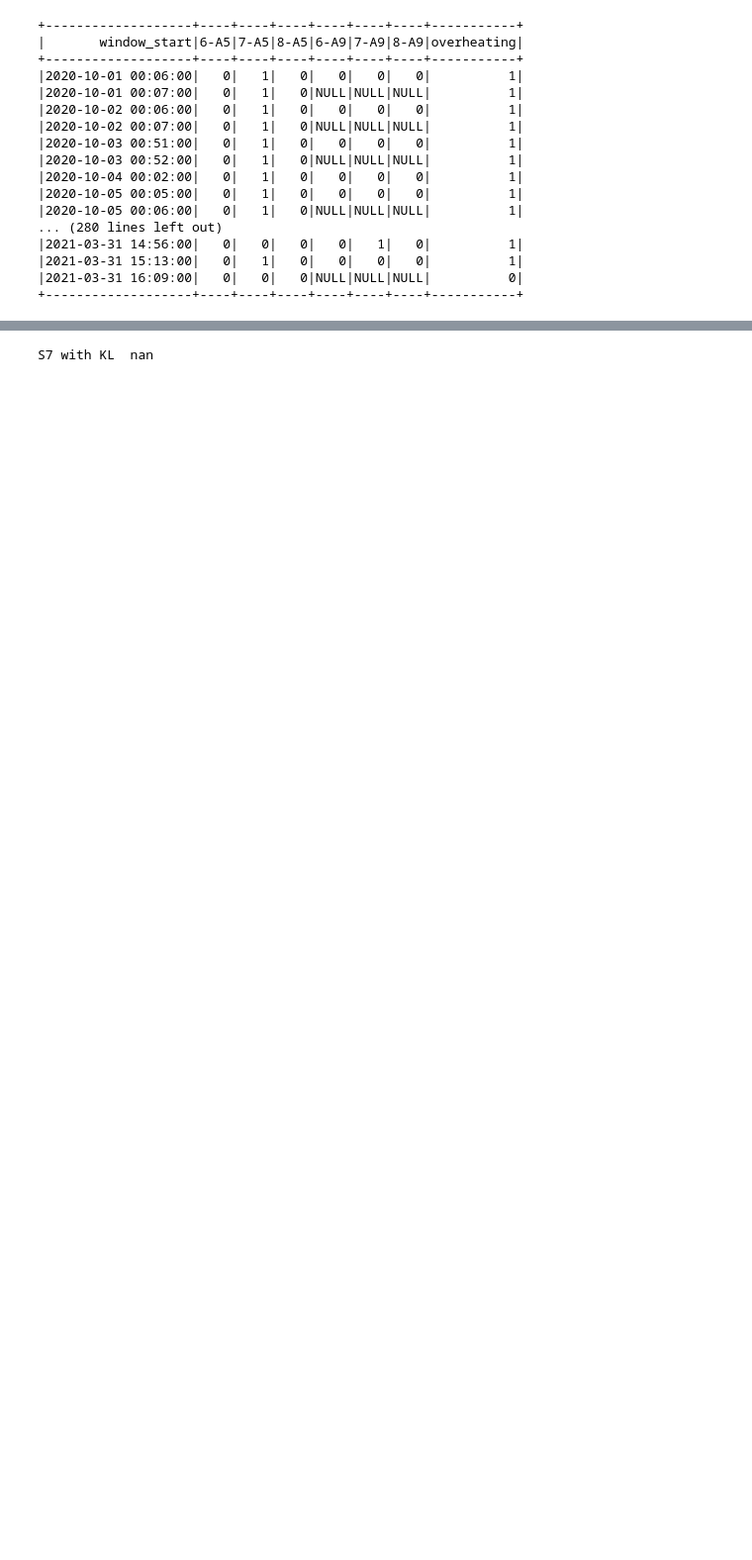
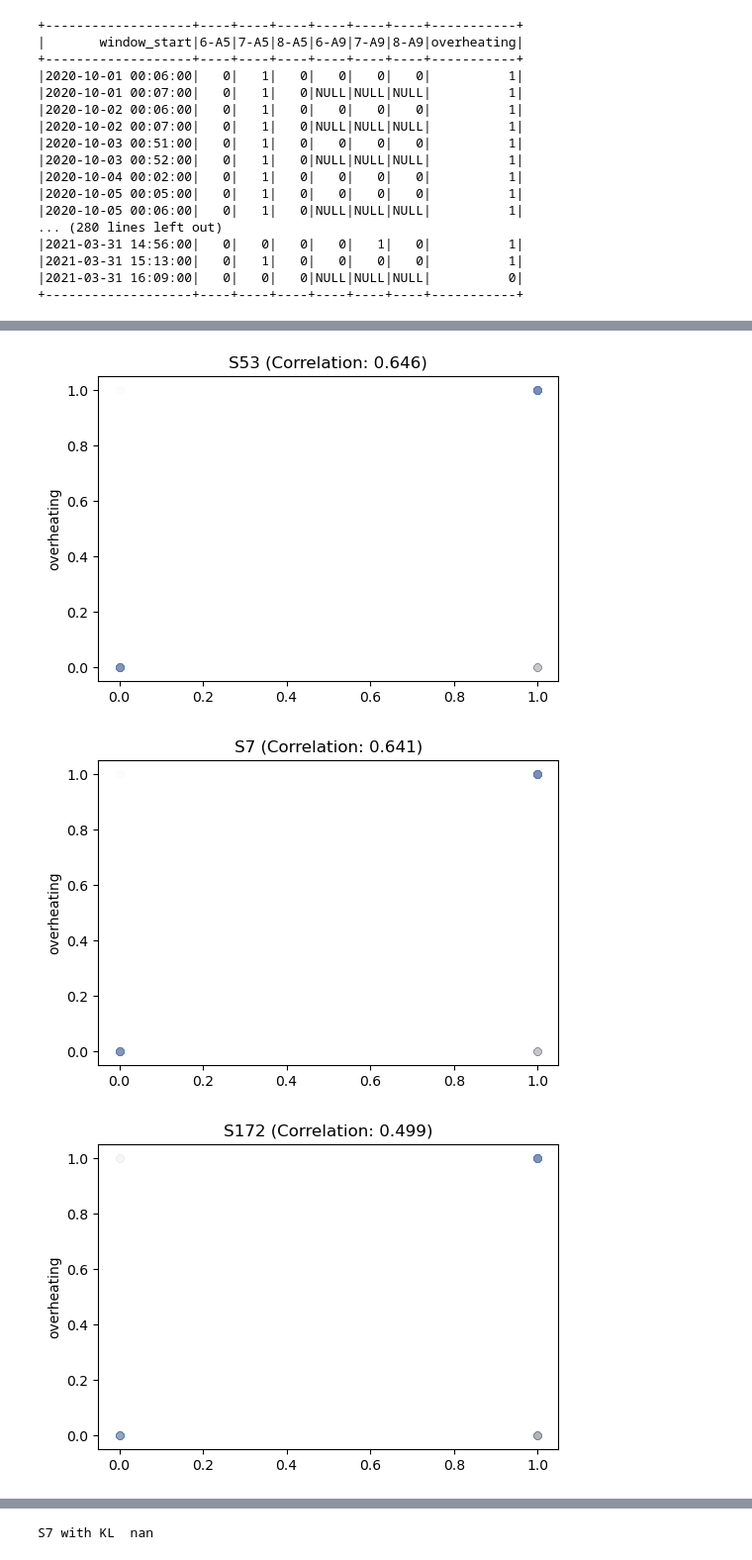
Before and after one commit to RaffaeleSabatini/MAPD2025_proj3, a Jupyter notebook: main.ipynb, the cells around one changed output, grey strips where cells are left out. Shown at 99% size. Saved outputs shown, nothing was run; the diff lists cells and outputs as text; code cells hidden in the pictures; blank space fills up the shorter version.

```diff
--- a/main.ipynb
+++ b/main.ipynb
@@ -793,0 +810,7 @@ array_nan = prova_corr_alarm[prova_corr_alarm["correlazioni"].isna()]["sensori"]
+# %%
+interest = prova_corr_alarm.head(10)["sensori"].tolist()
+plot_scatter_corr( df_filtrato_prova, "overheating", interest, prova_corr_alarm )
+# %% [output]
+[figure, added]
+[figure, added]
+[figure, added]
```
Also changed, not shown: parts of 27 cells of this notebook.
